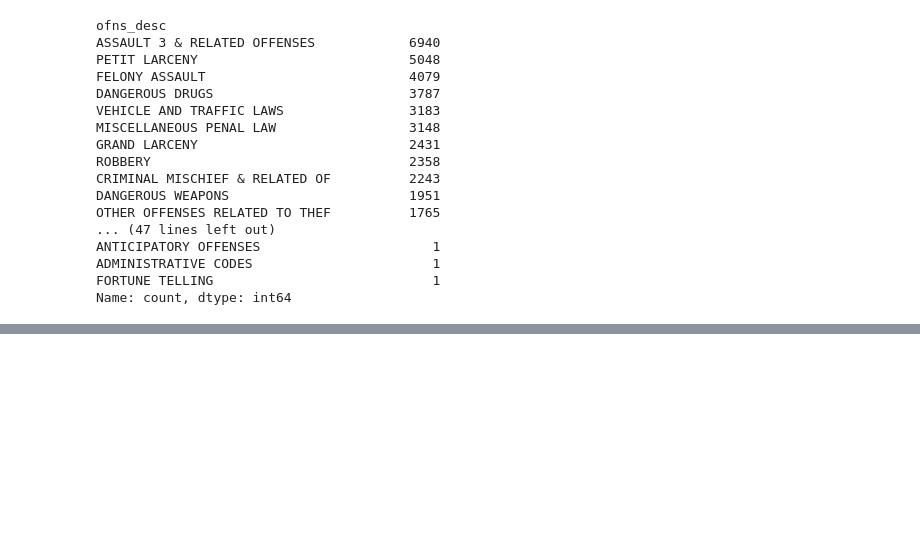
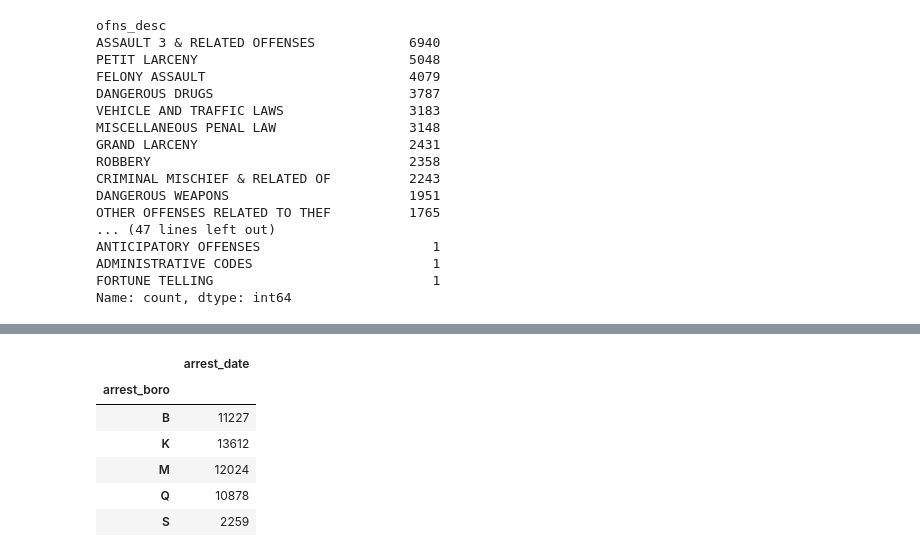
Before and after one commit to amos6224/group5-project1, a Jupyter notebook: group5-project1.ipynb, the cells around one changed output, grey strips where cells are left out. Saved outputs shown, nothing was run; the diff lists cells and outputs as text; code cells hidden in the pictures; blank space fills up the shorter version.

```diff
--- a/group5-project1.ipynb
+++ b/group5-project1.ipynb
@@ -156,0 +157,11 @@ dtype: int64
+# %%
+df=original_df.groupby('arrest_boro')[['arrest_date']].count()
+df
+# %% [output]
+|  | arrest_date |
+| arrest_boro |  |
+| B | 11227 |
+| K | 13612 |
+| M | 12024 |
+| Q | 10878 |
+| S | 2259 |
```
Also changed, not shown: parts of 10 cells of this notebook.
